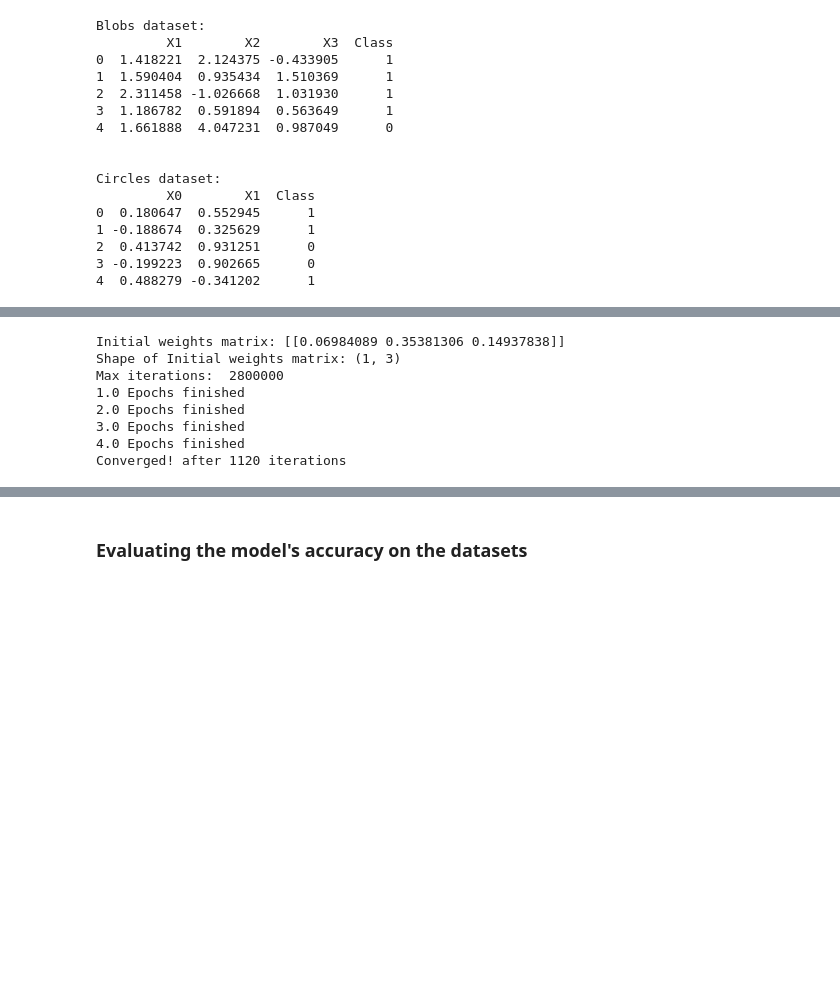
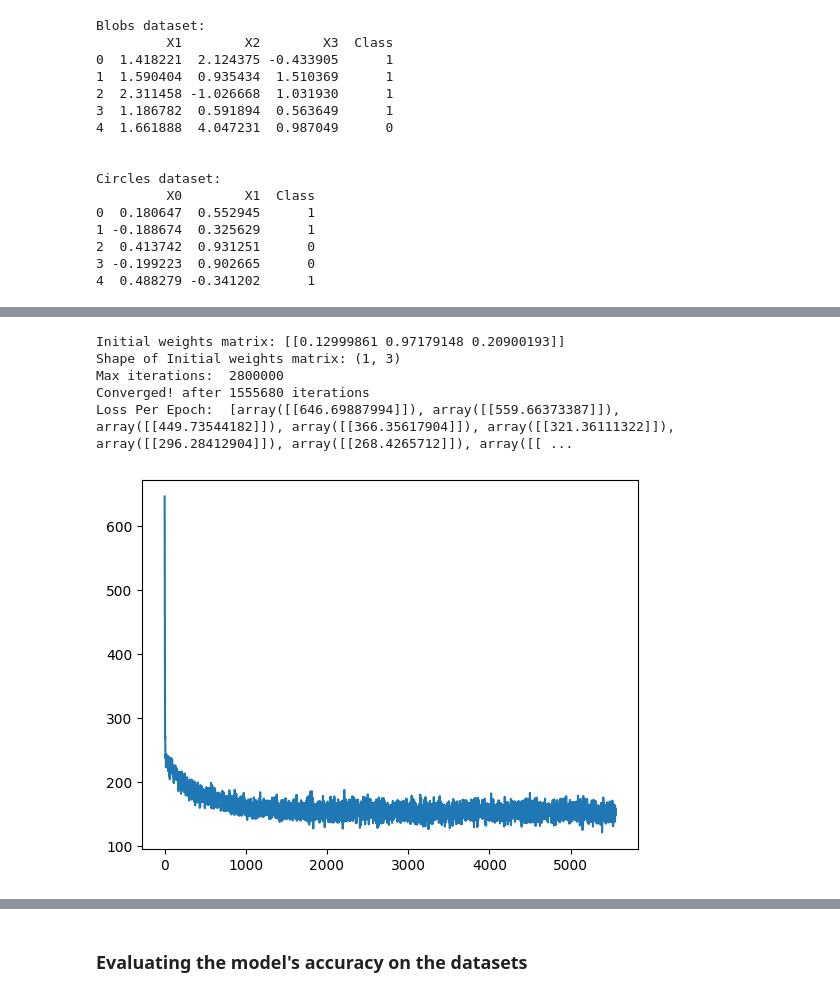
Before and after one commit to STRMNGnwo/CT5133-DeepLearning, a Jupyter notebook: DeepLearningAssignment_1.ipynb, the cells around one changed output, grey strips where cells are left out. Drawn from its saved outputs; the diff is of its cells as text; code cells hidden in the pictures; blank space fills up the shorter version.

```diff
--- a/DeepLearningAssignment_1.ipynb
+++ b/DeepLearningAssignment_1.ipynb
@@ -88,6 +95,8 @@ def train_model(model,training_data_X,training_data_Y, training_params):
   i=0
   prev_loss=0
   running_loss=0
+
+  loss_per_epoch=[]
   #Training loop to perform SGD:
   while i<max_iterations:
     #randomly choose a training sample from samples
@@ -109,6 +118,8 @@ def train_model(model,training_data_X,training_data_Y, training_params):
     # input_sample[1] is true class value (Actually, a sample's attributes-> samples[rand_sample], true class value-> labels[rand_sample])
     curr_loss = -((labels[rand_sample_index]*np.log(probability)) + (1-labels[rand_sample_index]) * np.log(1-probability))
 
+    #print("Curr loss: ", curr_loss)
+
     delta_w = np.zeros(model.weights.shape)
 
     for idx, weight in enumerate(model.weights):
@@ -124,13 +135,22 @@ def train_model(model,training_data_X,training_data_Y, training_params):
     i += 1
     running_loss += curr_loss
 
+    #running_loss is loss per epoch
     if i%len(samples)==0:
-      print(f"{i/len(samples)} Epochs finished")
-      if (running_loss-prev_loss) < 10**(-12): #latter condition is to check for convergence (change in weights is minimal)
+      #print(f"{i/len(samples)} Epochs finished")
+      loss_per_epoch.append(running_loss)
+      #print(f"running_loss: {running_loss}, prev_loss: {prev_loss}, running-prev: {running_loss-prev_loss}")
+      if (abs(running_loss-prev_loss)) < 10**-2: #latter condition is to check for convergence (change in weights is minimal)
         print(f"Converged! after {i} iterations ")
         i = max_iterations
       prev_loss = running_loss
       running_loss = 0
+
+  #plotting training loss curve:
+
+  print("Loss Per Epoch: ",loss_per_epoch)
+  plt.plot([j for j in range(len(loss_per_epoch))], np.squeeze(loss_per_epoch))
+  plt.show()
 # %% [markdown]
 ### Section 2
 # %% [markdown]
@@ -200,21 +263,19 @@ print(training_blobs_Y.shape)
 # %%
 #initialising the LogisiticRegression Neuron
 LR_Model=LogisticRegressionNeuron(np.array(training_blobs_X.iloc[[0]]).shape)
 
 #setting training params
-train_params={ "epochs":10000,"lr":0.000001}
+train_params={ "epochs":10000,"lr":0.0005}
 
 #training the model on the blobs dataset's training partition
 train_model(LR_Model,training_blobs_X,training_blobs_Y, train_params)
 # %% [output]
-Initial weights matrix: [[0.06984089 0.35381306 0.14937838]]
+Initial weights matrix: [[0.12999861 0.97179148 0.20900193]]
 Shape of Initial weights matrix: (1, 3)
 Max iterations:  2800000
-1.0 Epochs finished
-2.0 Epochs finished
-3.0 Epochs finished
-4.0 Epochs finished
-Converged! after 1120 iterations
+Converged! after 1555680 iterations
+Loss Per Epoch:  [array([[646.69887994]]), array([[559.66373387]]), array([[449.73544182]]), array([[366.35617904]]), array([[321.36111322]]), array([[296.28412904]]), array([[268.4265712]]), array([[ ...
+[figure, added]
 # %%
 print("New weights matrix value:", LR_Model.weights)
 # %% [output]
```
Also changed, not shown: parts of 14 cells of this notebook.
